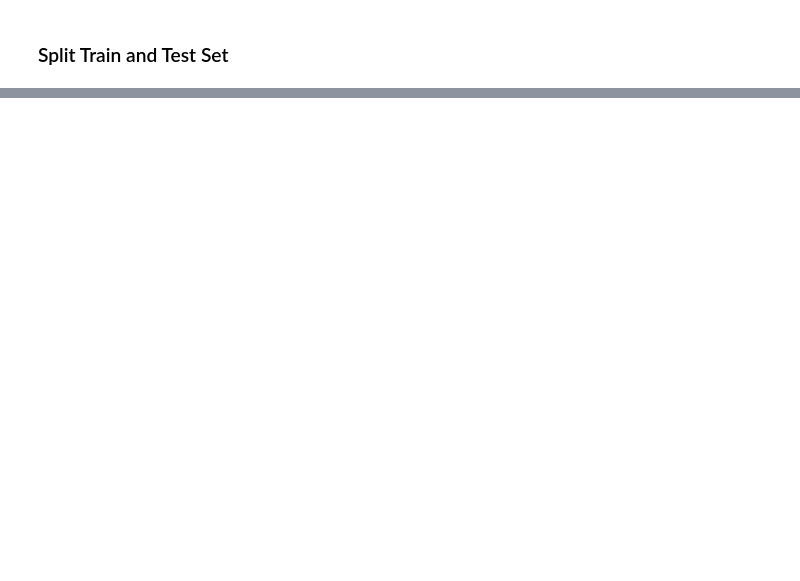
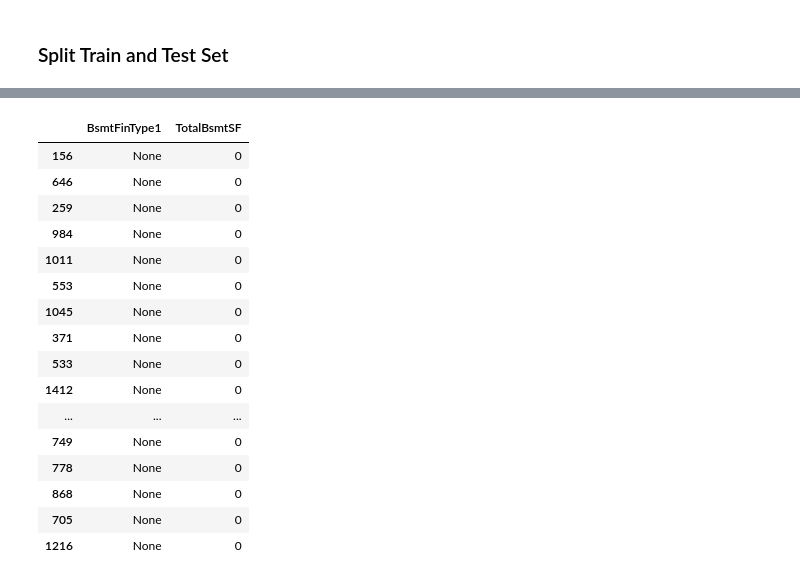
Before and after one commit to LewisClements21/house-pricing, a Jupyter notebook: jupyter_notebooks/02 - DataCleaning.ipynb, the cells around one changed output, grey strips where cells are left out. Saved outputs shown, nothing was run; the diff lists cells and outputs as text; code cells hidden in the pictures; blank space fills up the shorter version.

```diff
--- a/jupyter_notebooks/02 - DataCleaning.ipynb
+++ b/jupyter_notebooks/02 - DataCleaning.ipynb
@@ -247,0 +436,20 @@ TrainSet, TestSet = imputer.transform(TrainSet) , imputer.transform(TestSet)
+# %%
+TrainSet[(TrainSet['TotalBsmtSF'] ==0)][['BsmtFinType1', 'TotalBsmtSF']]
+# %% [output]
+|  | BsmtFinType1 | TotalBsmtSF |
+| 156 | None | 0 |
+| 646 | None | 0 |
+| 259 | None | 0 |
+| 984 | None | 0 |
+| 1011 | None | 0 |
+| 553 | None | 0 |
+| 1045 | None | 0 |
+| 371 | None | 0 |
+| 533 | None | 0 |
+| 1412 | None | 0 |
+| ... | ... | ... |
+| 749 | None | 0 |
+| 778 | None | 0 |
+| 868 | None | 0 |
+| 705 | None | 0 |
+| 1216 | None | 0 |
```
Also changed, not shown: parts of 65 cells of this notebook, 4 other files.
